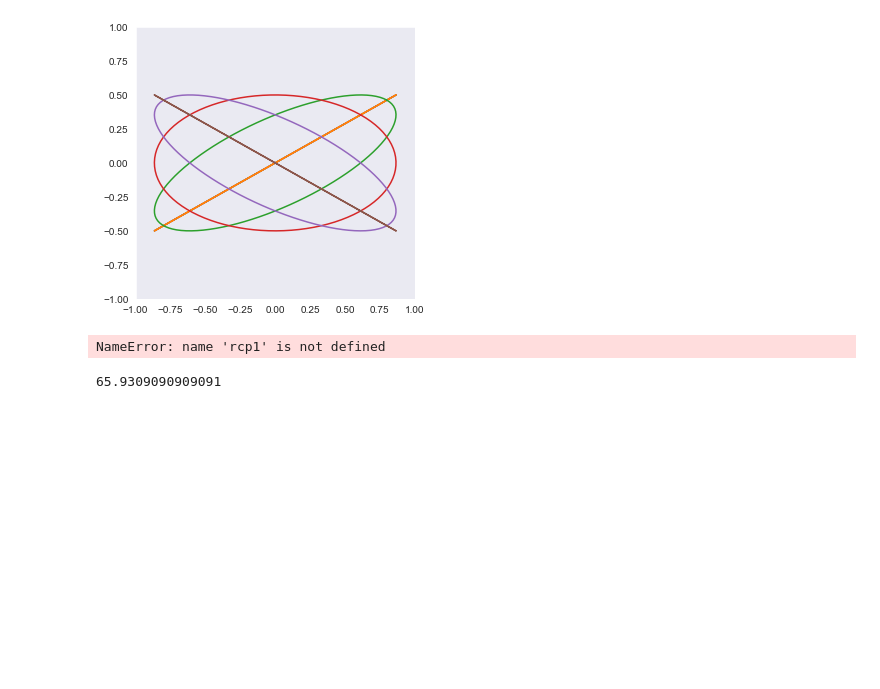
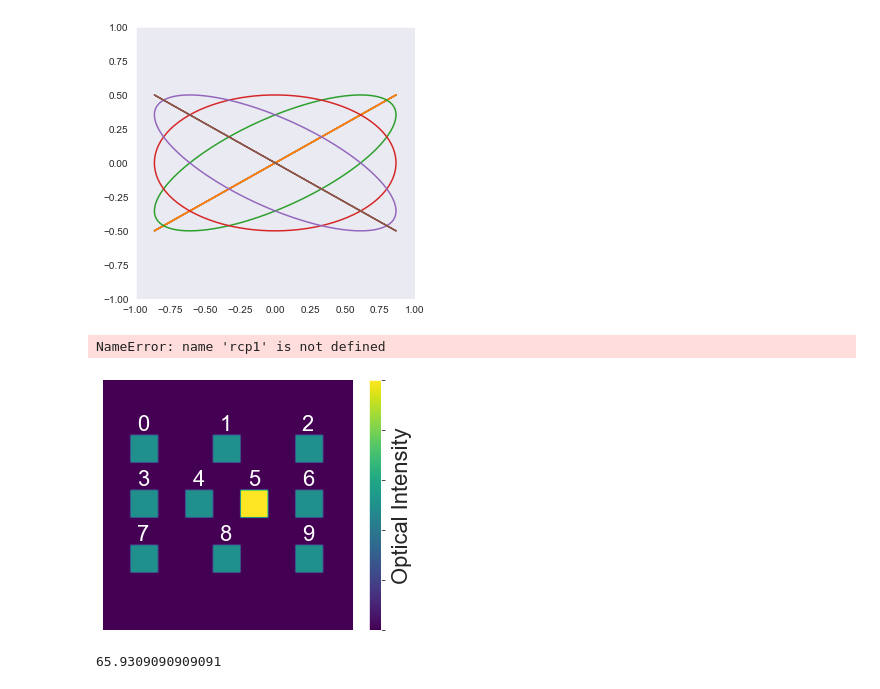
Before and after one commit to fftakumi/MOD2NN, a Jupyter notebook: Faraday/two_dim/util.ipynb, the cells around one changed output. Drawn from its saved outputs; the diff is of its cells as text; code cells hidden in the pictures; blank space fills up the shorter version.

```diff
--- a/Faraday/two_dim/util.ipynb
+++ b/Faraday/two_dim/util.ipynb
@@ -164,36 +167,43 @@ ax.view_init(elev=90, azim=-90)
 # %%
 input_dim = (100, 100)
 width = min(int(np.floor(input_dim[1] / 9.0)), int(np.floor(input_dim[0] / 7.0)))
 height = min(int(np.floor(input_dim[1] / 9.0)), int(np.floor(input_dim[0] / 7.0)))
 
 filter = np.zeros((input_dim[-2], input_dim[-1]), dtype='float32')
 filter[2 * height:3 * height, width:2 * width] = 1.0
 filter[2 * height:3 * height, 4 * width:5 * width] = 1.0
 filter[2 * height:3 * height, 7 * width:8 * width] = 1.0
 filter[4 * height:5 * height, 1 * width:2 * width] = 1.0
 filter[4 * height:5 * height, 3 * width:4 * width] = 1.0
 filter[4 * height:5 * height, 5 * width:6 * width] = 2.0
 filter[4 * height:5 * height, 7 * width:8 * width] = 1.0
 filter[6 * height:7 * height, width:2 * width] = 1.0
 filter[6 * height:7 * height, 4 * width:5 * width] = 1.0
 filter[6 * height:7 * height, 7 * width:8 * width] = 1.0
 
 
 plt.rcParams["font.size"] = 22
-plt.figure(figsize=(5,5))
+fig, ax = plt.subplots(figsize=(5,5))
 plt.axis("off")
-plt.imshow(filter, cmap="viridis")
-plt.text(13,20, "0", color="white")
-plt.text(46,20, "1", color="white")
-plt.text(79,20, "2", color="white")
-plt.text(13,42, "3", color="white")
-plt.text(35,42, "4", color="white")
-plt.text(57,42, "5", color="white")
-plt.text(79,42, "6", color="white")
-plt.text(12,64, "7", color="white")
-plt.text(46,64, "8", color="white")
-plt.text(79,64, "9", color="white")
+img = ax.imshow(filter*0.5, cmap="viridis")
+ax.text(13,20, "0", color="white")
+ax.text(46,20, "1", color="white")
+ax.text(79,20, "2", color="white")
+ax.text(13,42, "3", color="white")
+ax.text(35.5,42, "4", color="white")
+ax.text(57.5,42, "5", color="white")
+ax.text(79,42, "6", color="white")
+ax.text(13,64, "7", color="white")
+ax.text(46,64, "8", color="white")
+ax.text(79,64, "9", color="white")
+cbar = fig.colorbar(img, ax=ax, shrink=0.8)
+
+cbar.set_label("Optical Intensity")
+cbar.ax.set_yticklabels([])
+fig.tight_layout()
 plt.savefig("images/fig2.png", dpi=300)
+# %% [output]
+[figure, added]
 # %%
 (47.9/-27.5) * (217.3-201.3) + 93.8
 # %% [output]
```
Also changed, not shown: parts of 5 cells of this notebook, 9 other files.
